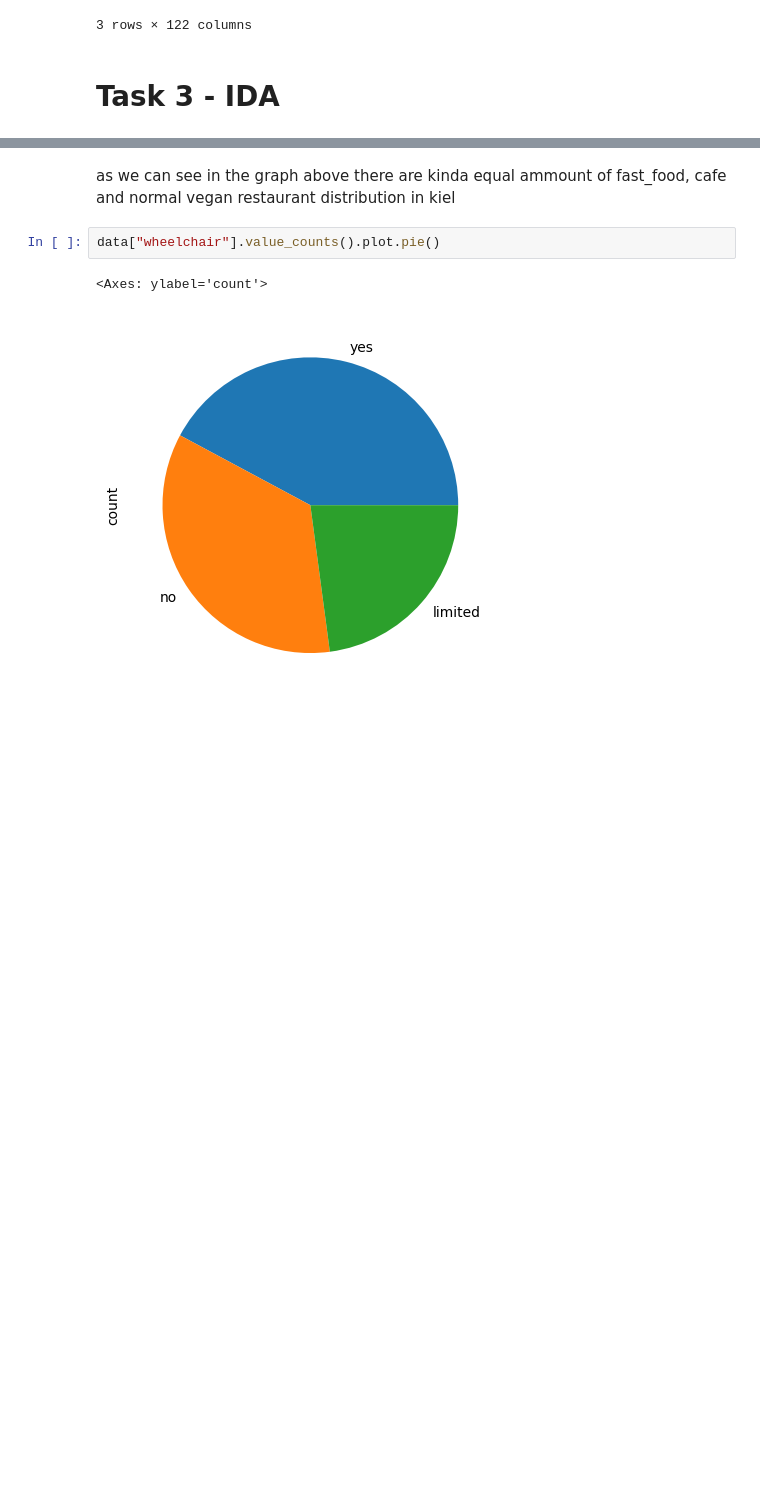
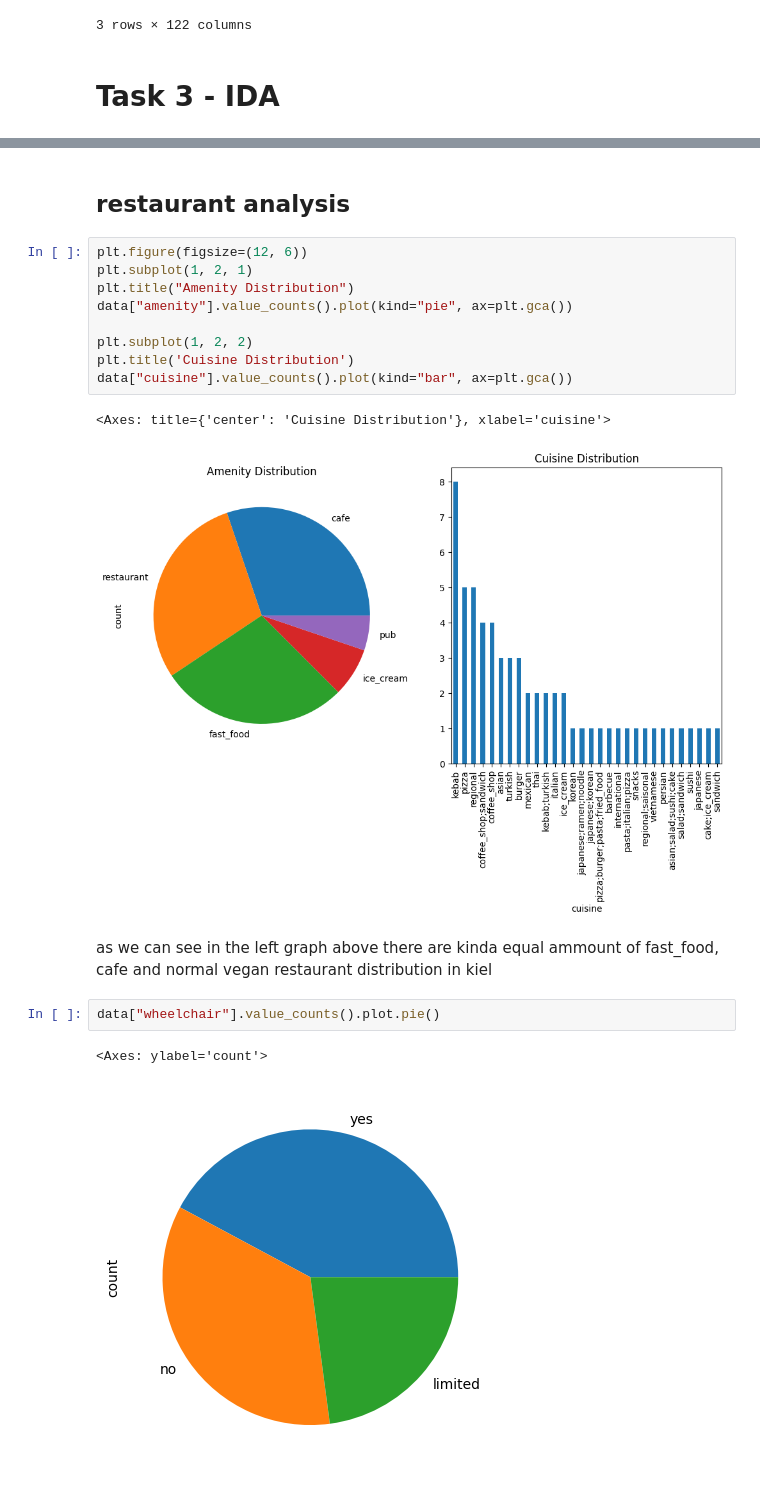
Before and after one commit to MartinDieCooleSocke420/sem1_math_and_stats, a Jupyter notebook: exam/experiments.ipynb, the cells around one changed output, grey strips where cells are left out. Cells and saved outputs as stored; diff of their text form; blank space fills up the shorter version.

```diff
--- a/exam/experiments.ipynb
+++ b/exam/experiments.ipynb
@@ -60,5 +75,19 @@ data["cuisine"].value_counts().plot.pie()
+# %% [markdown]
+## restaurant analysis
+# %%
+plt.figure(figsize=(12, 6))
+plt.subplot(1, 2, 1)
+plt.title("Amenity Distribution")
+data["amenity"].value_counts().plot(kind="pie", ax=plt.gca())
+
+plt.subplot(1, 2, 2)
+plt.title('Cuisine Distribution')
+data["cuisine"].value_counts().plot(kind="bar", ax=plt.gca())
+# %% [output]
+<Axes: title={'center': 'Cuisine Distribution'}, xlabel='cuisine'>
+[figure, added]
 # %% [markdown]
-as we can see in the graph above there are kinda equal ammount of fast_food, cafe and normal vegan restaurant distribution in kiel
+as we can see in the left graph above there are kinda equal ammount of fast_food, cafe and normal vegan restaurant distribution in kiel
 # %%
 data["wheelchair"].value_counts().plot.pie()
 # %% [output]
```
Also changed, not shown: parts of 9 cells of this notebook.
